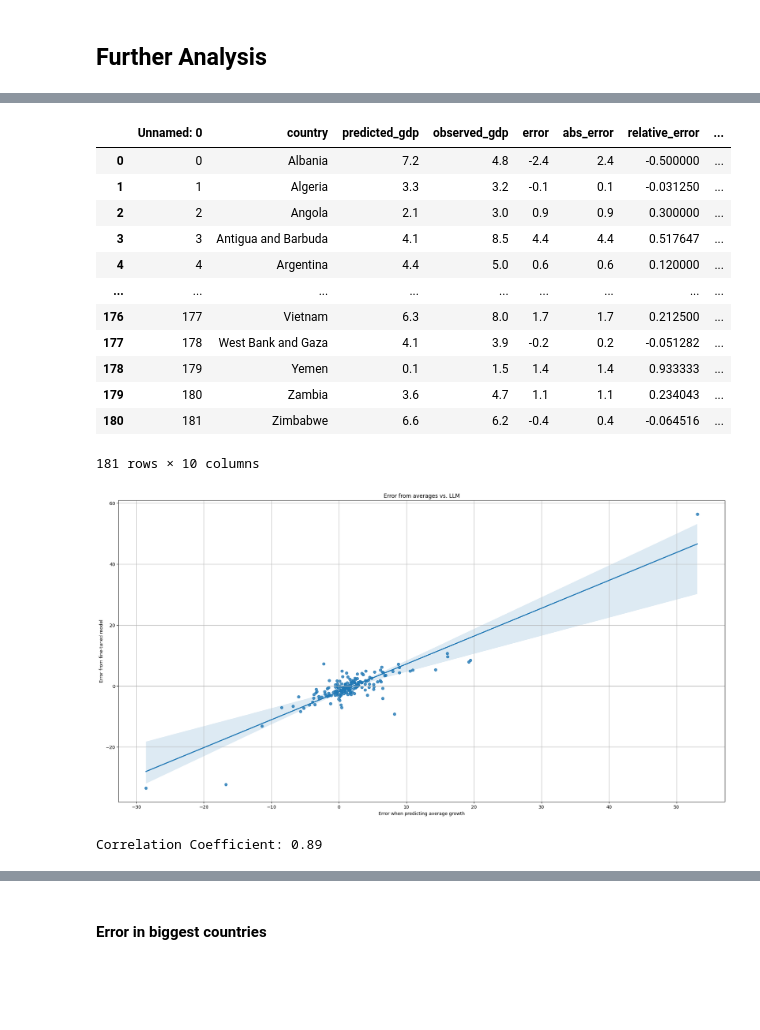
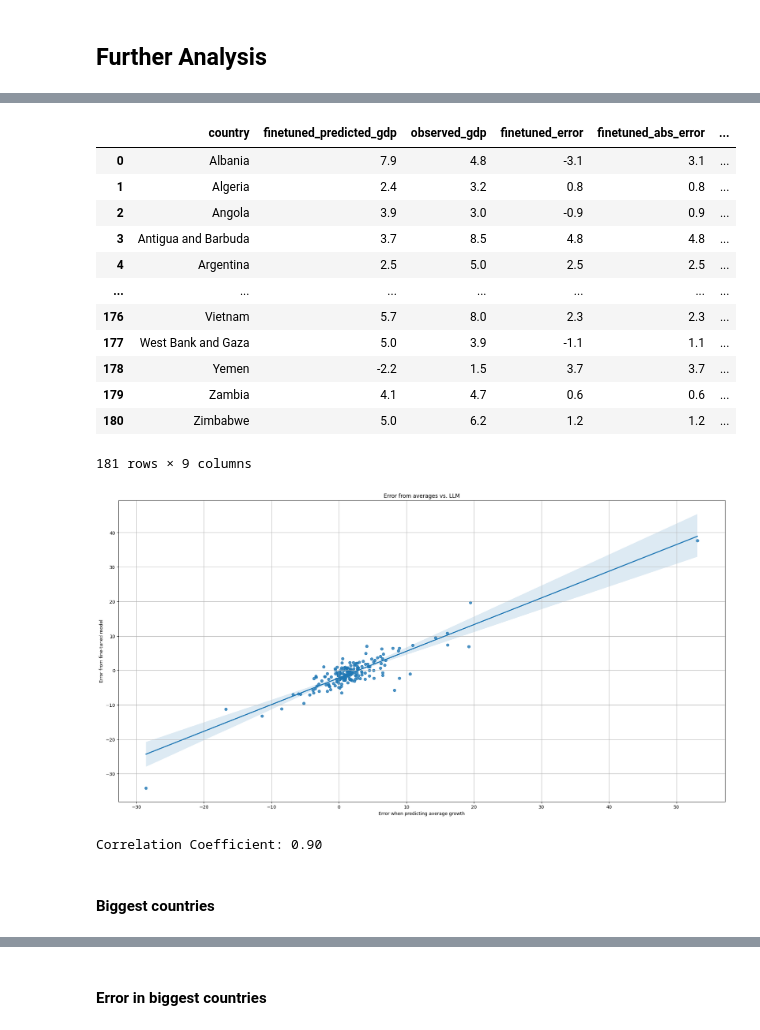
Before and after one commit to anwesham-lab/cs325b-llm-forecasting, a Jupyter notebook: code/baseline_gdp_growth_cs325b_1year.ipynb, the cells around one changed output, grey strips where cells are left out. Saved outputs shown, nothing was run; the diff lists cells and outputs as text; code cells hidden in the pictures; blank space fills up the shorter version.

```diff
--- a/code/baseline_gdp_growth_cs325b_1year.ipynb
+++ b/code/baseline_gdp_growth_cs325b_1year.ipynb
@@ -825,6 +899,8 @@ last_x_years_df['avg_x_years_average_growth'] = last_x_years_df['average_growth'
 last_x_years_df['avg_x_years_error'] = last_x_years_df['error']
 last_x_years_df['avg_x_years_relative_error'] = last_x_years_df['relative_error']
 # finetuned_results_df.head()
+# %%
+last_x_years_df = last_x_years_df.reset_index()
 # %%
 analysis_df = pd.merge(finetuned_results_df,
                        last_x_years_df[['country', 'avg_x_years_average_growth',
@@ -832,41 +908,43 @@ analysis_df = pd.merge(finetuned_results_df,
                        on = 'country')
 analysis_df
 # %% [output]
-|  | Unnamed: 0 | country | predicted_gdp | observed_gdp | error | abs_error | relative_error | ... |
-| 0 | 0 | Albania | 7.2 | 4.8 | -2.4 | 2.4 | -0.500000 | ... |
-| 1 | 1 | Algeria | 3.3 | 3.2 | -0.1 | 0.1 | -0.031250 | ... |
-| 2 | 2 | Angola | 2.1 | 3.0 | 0.9 | 0.9 | 0.300000 | ... |
-| 3 | 3 | Antigua and Barbuda | 4.1 | 8.5 | 4.4 | 4.4 | 0.517647 | ... |
-| 4 | 4 | Argentina | 4.4 | 5.0 | 0.6 | 0.6 | 0.120000 | ... |
-| ... | ... | ... | ... | ... | ... | ... | ... | ... |
-| 176 | 177 | Vietnam | 6.3 | 8.0 | 1.7 | 1.7 | 0.212500 | ... |
-| 177 | 178 | West Bank and Gaza | 4.1 | 3.9 | -0.2 | 0.2 | -0.051282 | ... |
-| 178 | 179 | Yemen | 0.1 | 1.5 | 1.4 | 1.4 | 0.933333 | ... |
-| 179 | 180 | Zambia | 3.6 | 4.7 | 1.1 | 1.1 | 0.234043 | ... |
-| 180 | 181 | Zimbabwe | 6.6 | 6.2 | -0.4 | 0.4 | -0.064516 | ... |
+|  | country | finetuned_predicted_gdp | observed_gdp | finetuned_error | finetuned_abs_error | ... |
+| 0 | Albania | 7.9 | 4.8 | -3.1 | 3.1 | ... |
+| 1 | Algeria | 2.4 | 3.2 | 0.8 | 0.8 | ... |
+| 2 | Angola | 3.9 | 3.0 | -0.9 | 0.9 | ... |
+| 3 | Antigua and Barbuda | 3.7 | 8.5 | 4.8 | 4.8 | ... |
+| 4 | Argentina | 2.5 | 5.0 | 2.5 | 2.5 | ... |
+| ... | ... | ... | ... | ... | ... | ... |
+| 176 | Vietnam | 5.7 | 8.0 | 2.3 | 2.3 | ... |
+| 177 | West Bank and Gaza | 5.0 | 3.9 | -1.1 | 1.1 | ... |
+| 178 | Yemen | -2.2 | 1.5 | 3.7 | 3.7 | ... |
+| 179 | Zambia | 4.1 | 4.7 | 0.6 | 0.6 | ... |
+| 180 | Zimbabwe | 5.0 | 6.2 | 1.2 | 1.2 | ... |
-181 rows × 10 columns
+181 rows × 9 columns
 # %%
 # Scatter plot using seaborn
 plt.figure(figsize=(24, 12))
-scatter_plot = sns.regplot(x='avg_x_years_error', y='error', data=analysis_df)
+scatter_plot = sns.regplot(x='avg_x_years_error', y='finetuned_error', data=analysis_df)
 plt.title('Error from averages vs. LLM')
 plt.xlabel('Error when predicting average growth')
 plt.ylabel('Error from fine-tuned model')
 # # Add labels for each point
 # for line in range(0, analysis_df.shape[0]):
 #   scatter_plot.text(analysis_df['avg_x_years_error'][line] + 0.1,
 #                     analysis_df['error'][line],
 #                     analysis_df['country'][line],
 #                     horizontalalignment='left', size='medium', color='black', weight='semibold')
 
 plt.grid(True)
 plt.show()
 # %% [output]
-[figure, old version]
+[figure, new version]
 # %%
 # Calculate and print the correlation coefficient
 from scipy.stats import pearsonr
-correlation_coefficient, _ = pearsonr(analysis_df['avg_x_years_error'], analysis_df['error'])
+correlation_coefficient, _ = pearsonr(analysis_df['avg_x_years_error'], analysis_df['finetuned_error'])
 print(f'Correlation Coefficient: {correlation_coefficient:.2f}')
 # %% [output]
-Correlation Coefficient: 0.89
+Correlation Coefficient: 0.90
+# %% [markdown]
+#### Biggest countries
```
Also changed, not shown: parts of 72 cells of this notebook.
